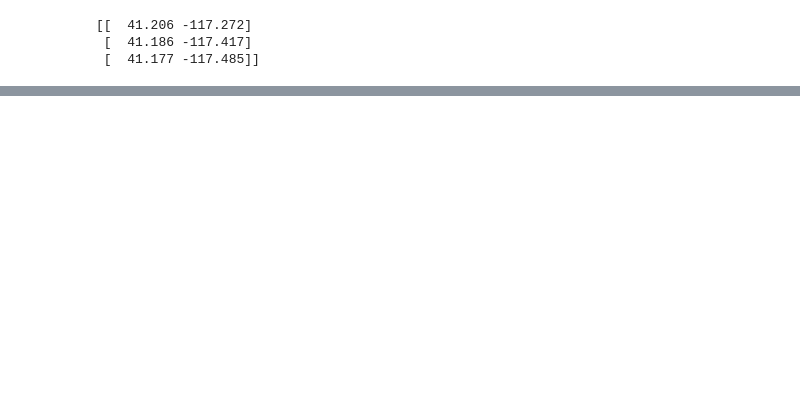
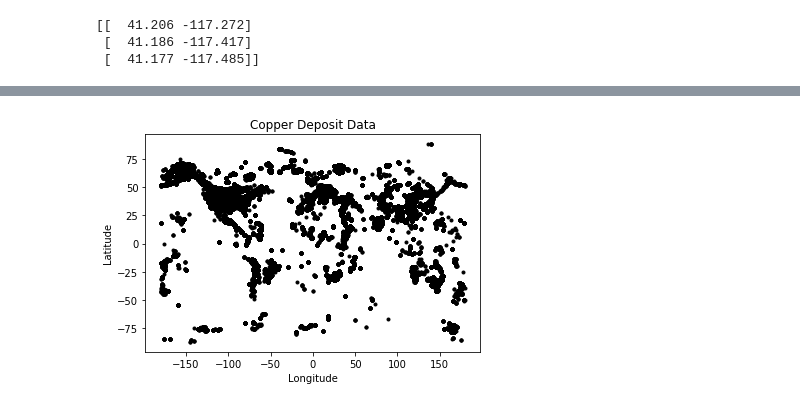
Before and after one commit to natbutter/AGCC_pyforgeo, a Jupyter notebook: examples/Intro_Python_Geo.ipynb, the cells around one changed output, grey strips where cells are left out. Saved outputs shown, nothing was run; the diff lists cells and outputs as text; code cells hidden in the pictures; blank space fills up the shorter version.

```diff
--- a/examples/Intro_Python_Geo.ipynb
+++ b/examples/Intro_Python_Geo.ipynb
@@ -125,0 +152,8 @@ plt.plot(cudata[:,0],cudata[:,1],'k.')
+# %%
+plt.plot(cudata4[:,1],cudata4[:,0],'k.')
+plt.title('Copper Deposit Data')
+plt.ylabel('Latitude')
+plt.xlabel('Longitude')
+plt.show()
+# %% [output]
+[figure, added]
```
Also changed, not shown: parts of 21 cells of this notebook, 3 other files.
